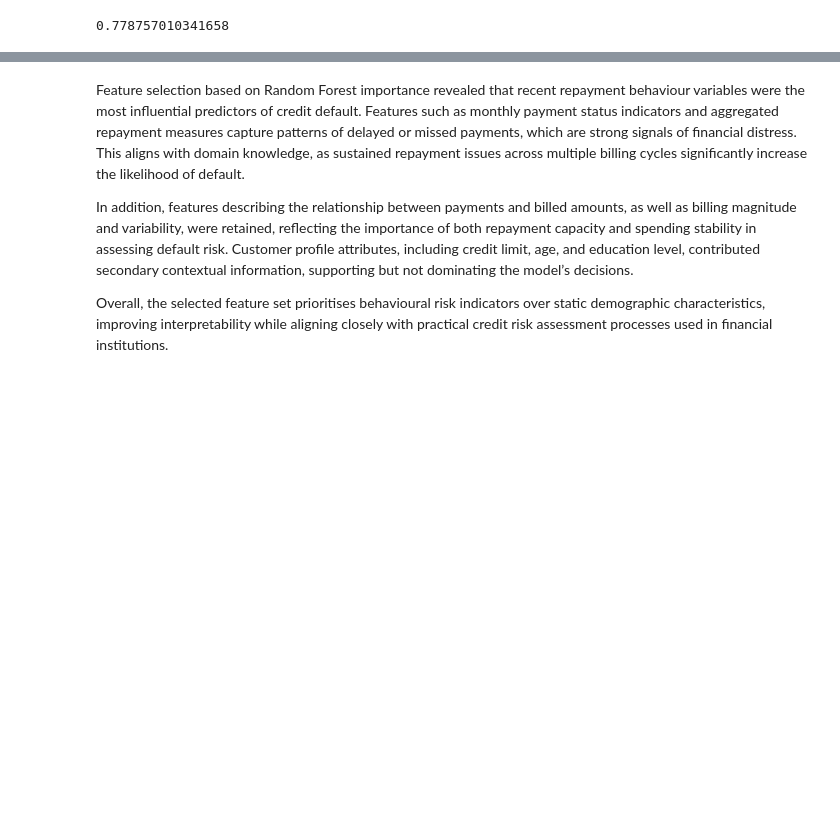
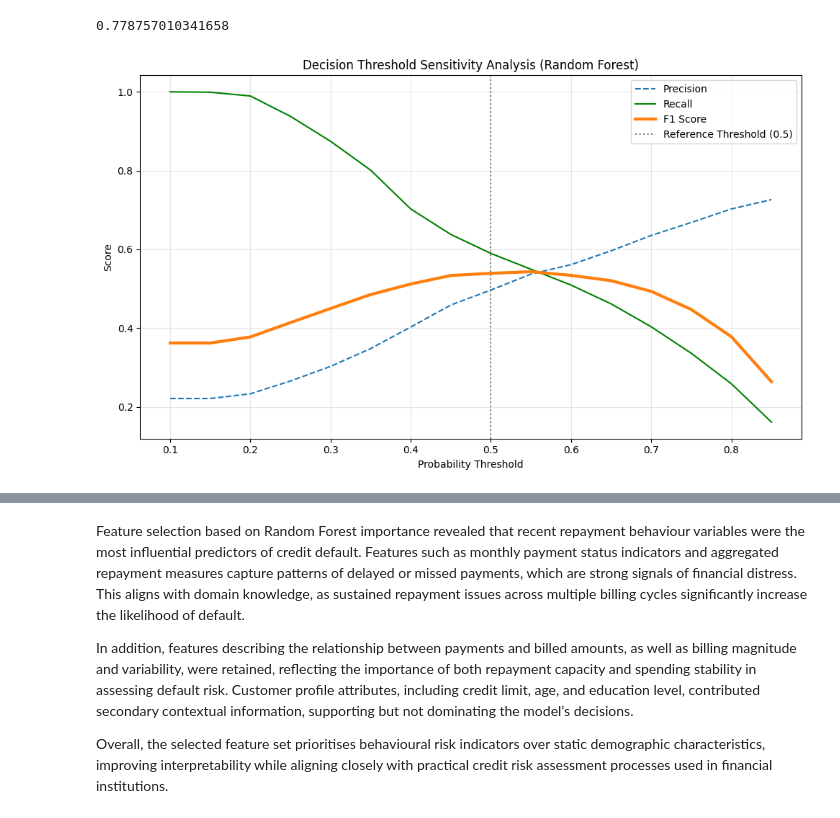
Before and after one commit to yaboywf/MLDP-Project, a Jupyter notebook: MLDP Program Codes Submission.ipynb, the cells around one changed output, grey strips where cells are left out. Cells and saved outputs as stored; diff of their text form; code cells hidden in the pictures; blank space fills up the shorter version.

Commit message:
updated graphs

```diff
--- a/MLDP Program Codes Submission.ipynb
+++ b/MLDP Program Codes Submission.ipynb
@@ -710,3 +717,31 @@ weighted avg       0.79      0.78      0.78      9000
 [[5819 1190]
  [ 817 1174]]
 0.778757010341658
+# %%
+thresholds = np.arange(0.1, 0.9, 0.05)
+
+precisions = []
+recalls = []
+f1_scores = []
+
+for t in thresholds:
+    y_pred_t = (y_prob_sel >= t).astype(int)
+    precisions.append(precision_score(y_test, y_pred_t, zero_division=0))
+    recalls.append(recall_score(y_test, y_pred_t))
+    f1_scores.append(f1_score(y_test, y_pred_t))
+
+plt.figure(figsize=(10, 6))
+plt.plot(thresholds, precisions, label="Precision", linestyle="--")
+plt.plot(thresholds, recalls, label="Recall", color="green")
+plt.plot(thresholds, f1_scores, label="F1 Score", linewidth=3)
+
+plt.axvline(x=0.5, color="gray", linestyle=":", label="Reference Threshold (0.5)")
+plt.xlabel("Probability Threshold")
+plt.ylabel("Score")
+plt.title("Decision Threshold Sensitivity Analysis (Random Forest)")
+plt.legend()
+plt.grid(True, alpha=0.3)
+plt.tight_layout()
+plt.show()
+# %% [output]
+[figure, added]
```
Also changed, not shown: parts of 9 cells of this notebook.
